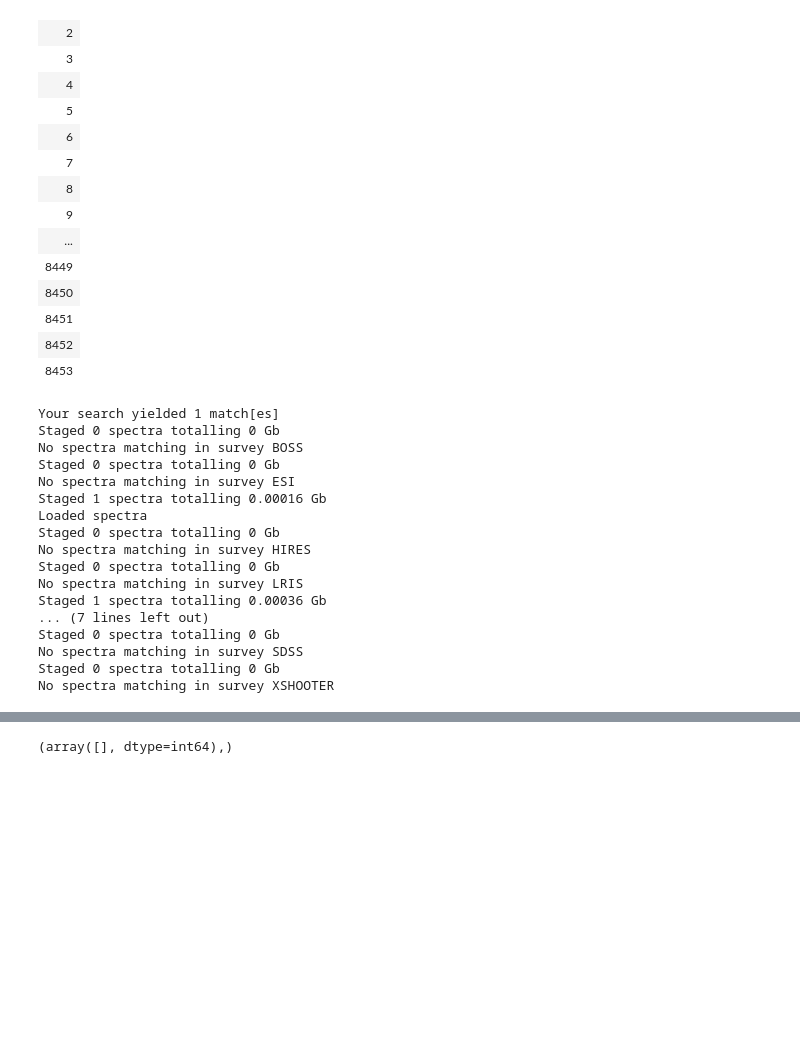
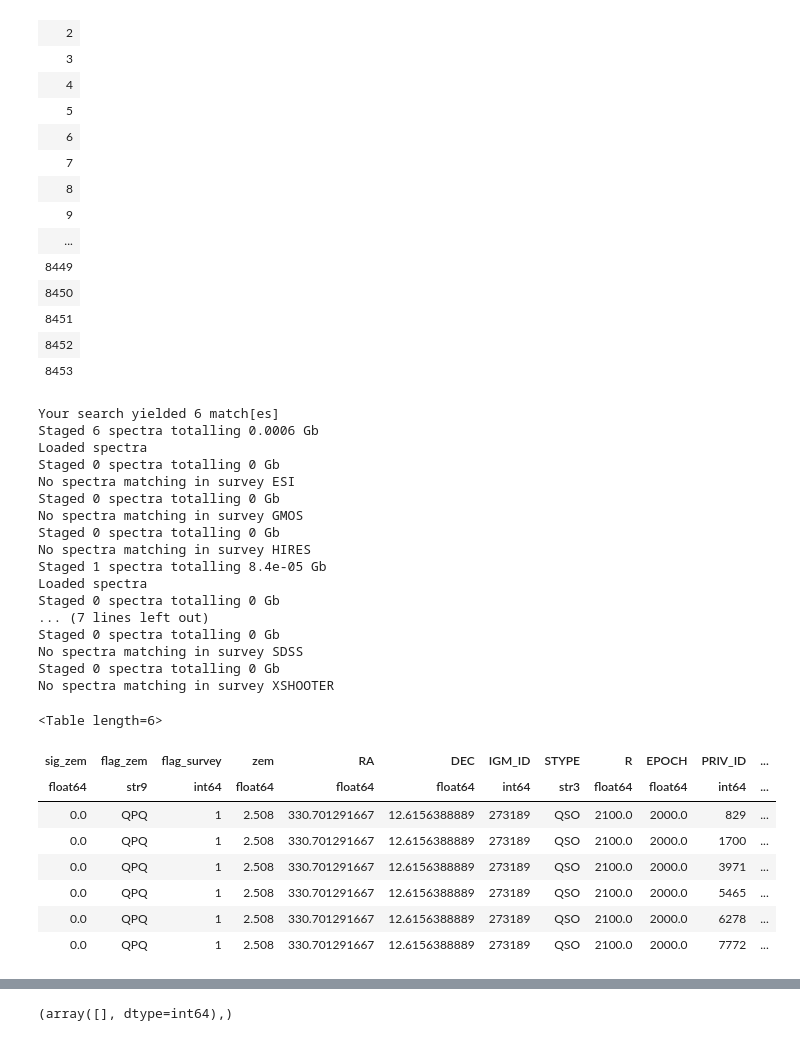
Before and after one commit to qsopairs/papers, a Jupyter notebook: QPQ9/nb/spec_fiddle.ipynb, the cells around one changed output, grey strips where cells are left out. Saved outputs shown, nothing was run; the diff lists cells and outputs as text; code cells hidden in the pictures; blank space fills up the shorter version.

```diff
--- a/QPQ9/nb/spec_fiddle.ipynb
+++ b/QPQ9/nb/spec_fiddle.ipynb
@@ -47,25 +47,34 @@ qpqsp.cat['PRIV_ID']
 | 8452 |
 | 8453 |
 # %%
-(specs, metas) = qpqsp.spec_from_coord('034139.19-000012.7',private=True)
+(specs, metas) = qpqsp.spec_from_coord('220248.31+123656.3',private=True)
 import numpy as np
 import matplotlib.pyplot as plt
-specs[0].plot()
+metas[0]
 # %% [output]
-Your search yielded 1 match[es]
-Staged 0 spectra totalling 0 Gb
-No spectra matching in survey BOSS
+Your search yielded 6 match[es]
+Staged 6 spectra totalling 0.0006 Gb
+Loaded spectra
 Staged 0 spectra totalling 0 Gb
 No spectra matching in survey ESI
-Staged 1 spectra totalling 0.00016 Gb
+Staged 0 spectra totalling 0 Gb
+No spectra matching in survey GMOS
+Staged 0 spectra totalling 0 Gb
+No spectra matching in survey HIRES
+Staged 1 spectra totalling 8.4e-05 Gb
 Loaded spectra
 Staged 0 spectra totalling 0 Gb
-No spectra matching in survey HIRES
-Staged 0 spectra totalling 0 Gb
-No spectra matching in survey LRIS
-Staged 1 spectra totalling 0.00036 Gb
 ... (7 lines left out)
 Staged 0 spectra totalling 0 Gb
 No spectra matching in survey SDSS
 Staged 0 spectra totalling 0 Gb
 No spectra matching in survey XSHOOTER
+<Table length=6>
+| sig_zem | flag_zem | flag_survey | zem | RA | DEC | IGM_ID | STYPE | R | EPOCH | PRIV_ID | ... |
+| float64 | str9 | int64 | float64 | float64 | float64 | int64 | str3 | float64 | float64 | int64 | ... |
+| 0.0 | QPQ | 1 | 2.508 | 330.701291667 | 12.6156388889 | 273189 | QSO | 2100.0 | 2000.0 | 829 | ... |
+| 0.0 | QPQ | 1 | 2.508 | 330.701291667 | 12.6156388889 | 273189 | QSO | 2100.0 | 2000.0 | 1700 | ... |
+| 0.0 | QPQ | 1 | 2.508 | 330.701291667 | 12.6156388889 | 273189 | QSO | 2100.0 | 2000.0 | 3971 | ... |
+| 0.0 | QPQ | 1 | 2.508 | 330.701291667 | 12.6156388889 | 273189 | QSO | 2100.0 | 2000.0 | 5465 | ... |
+| 0.0 | QPQ | 1 | 2.508 | 330.701291667 | 12.6156388889 | 273189 | QSO | 2100.0 | 2000.0 | 6278 | ... |
+| 0.0 | QPQ | 1 | 2.508 | 330.701291667 | 12.6156388889 | 273189 | QSO | 2100.0 | 2000.0 | 7772 | ... |
```
Also changed, not shown: parts of 4 cells of this notebook, 12 other files.
